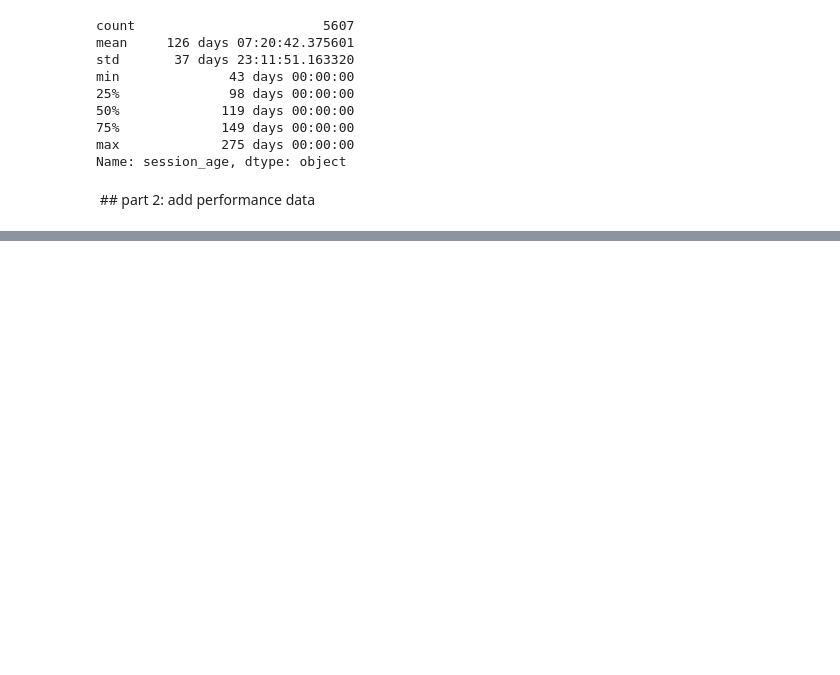
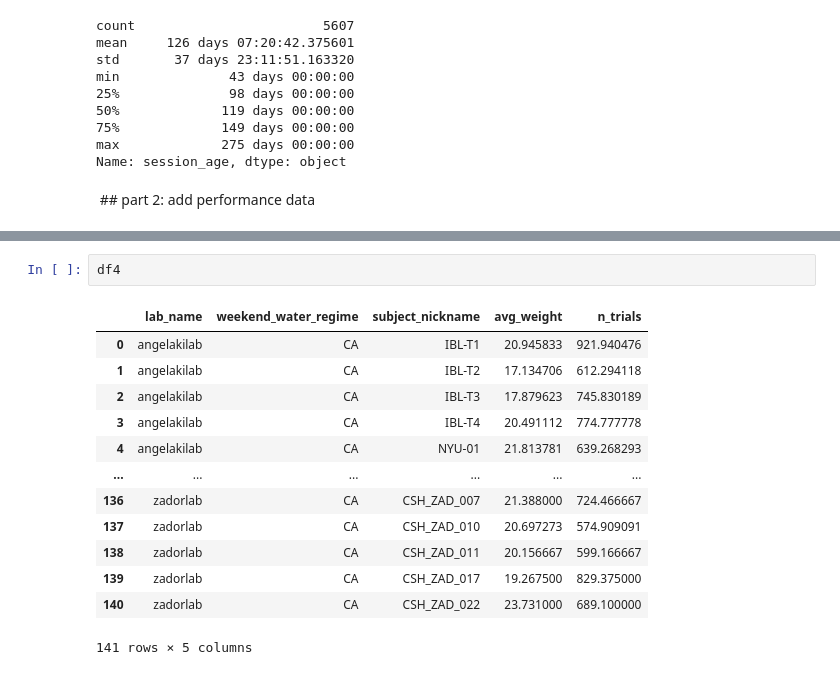
Before and after one commit to int-brain-lab/citricAcid, a Jupyter notebook: brainwidemap_mice.ipynb, the cells around one changed output, grey strips where cells are left out. Drawn from its saved outputs; the diff is of its cells as text; blank space fills up the shorter version.

```diff
--- a/brainwidemap_mice.ipynb
+++ b/brainwidemap_mice.ipynb
@@ -230,3 +252,19 @@ df2
+# %%
+df4
+# %% [output]
+|  | lab_name | weekend_water_regime | subject_nickname | avg_weight | n_trials |
+| 0 | angelakilab | CA | IBL-T1 | 20.945833 | 921.940476 |
+| 1 | angelakilab | CA | IBL-T2 | 17.134706 | 612.294118 |
+| 2 | angelakilab | CA | IBL-T3 | 17.879623 | 745.830189 |
+| 3 | angelakilab | CA | IBL-T4 | 20.491112 | 774.777778 |
+| 4 | angelakilab | CA | NYU-01 | 21.813781 | 639.268293 |
+| ... | ... | ... | ... | ... | ... |
+| 136 | zadorlab | CA | CSH_ZAD_007 | 21.388000 | 724.466667 |
+| 137 | zadorlab | CA | CSH_ZAD_010 | 20.697273 | 574.909091 |
+| 138 | zadorlab | CA | CSH_ZAD_011 | 20.156667 | 599.166667 |
+| 139 | zadorlab | CA | CSH_ZAD_017 | 19.267500 | 829.375000 |
+| 140 | zadorlab | CA | CSH_ZAD_022 | 23.731000 | 689.100000 |
+141 rows × 5 columns
 # %%
 ## FOR EACH FRIDAY-MONDAY PAIR, COMPUTE DIFFERENCE IN TRIAL COUNTS AND WEIGHT
 # https://github.com/int-brain-lab/analysis/blob/a091b4c2ffcebe83cfb89914d171ebf9acbbadf5/plotting/weightmonitoring_citricacid.ipynb
```
Also changed, not shown: parts of 8 cells of this notebook, 2 other files.
